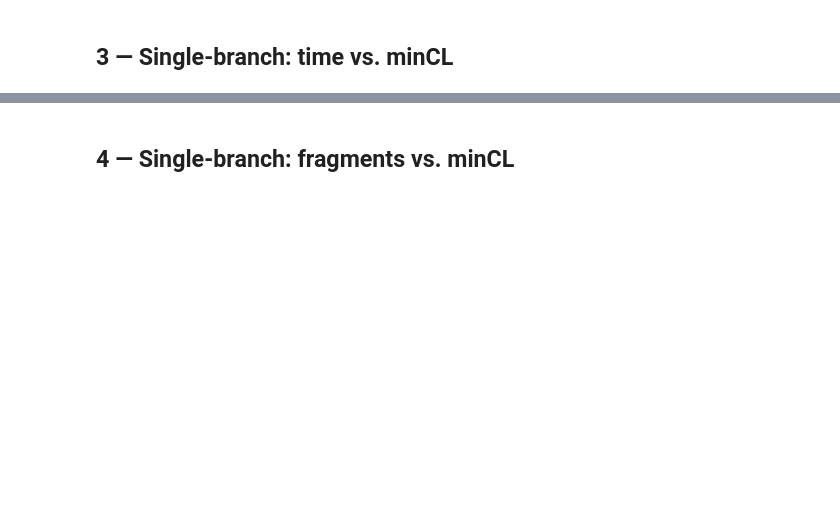
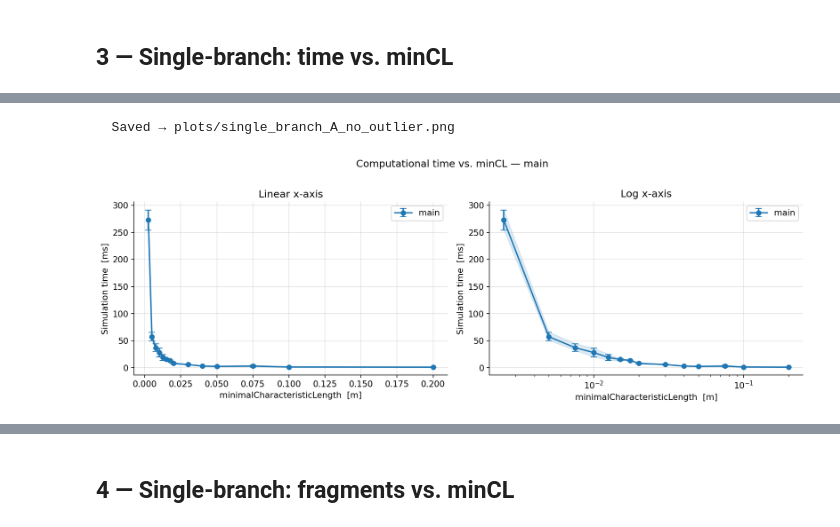
Before and after one commit to andreasaporito/NASA-breakup-model-cpp, a Jupyter notebook: benchmark_analysis.ipynb, the cells around one changed output, grey strips where cells are left out. Cells and saved outputs as stored; diff of their text form; code cells hidden in the pictures; blank space fills up the shorter version.

```diff
--- a/benchmark_analysis.ipynb
+++ b/benchmark_analysis.ipynb
@@ -126,0 +159,9 @@ if df_a is not None:
+# %%
+# Do the same but excluding the first point (which is often an outlier)
+if df_a is not None and len(df_a) > 1:
+    fig = plot_single(df_a.iloc[1:], color=COLOR_A)
+    save_fig(fig, "single_branch_A_no_outlier.png")
+    plt.show()
+# %% [output]
+  Saved → plots/single_branch_A_no_outlier.png
+[figure, added]
```
Also changed, not shown: parts of 15 cells of this notebook, 12 other files.
